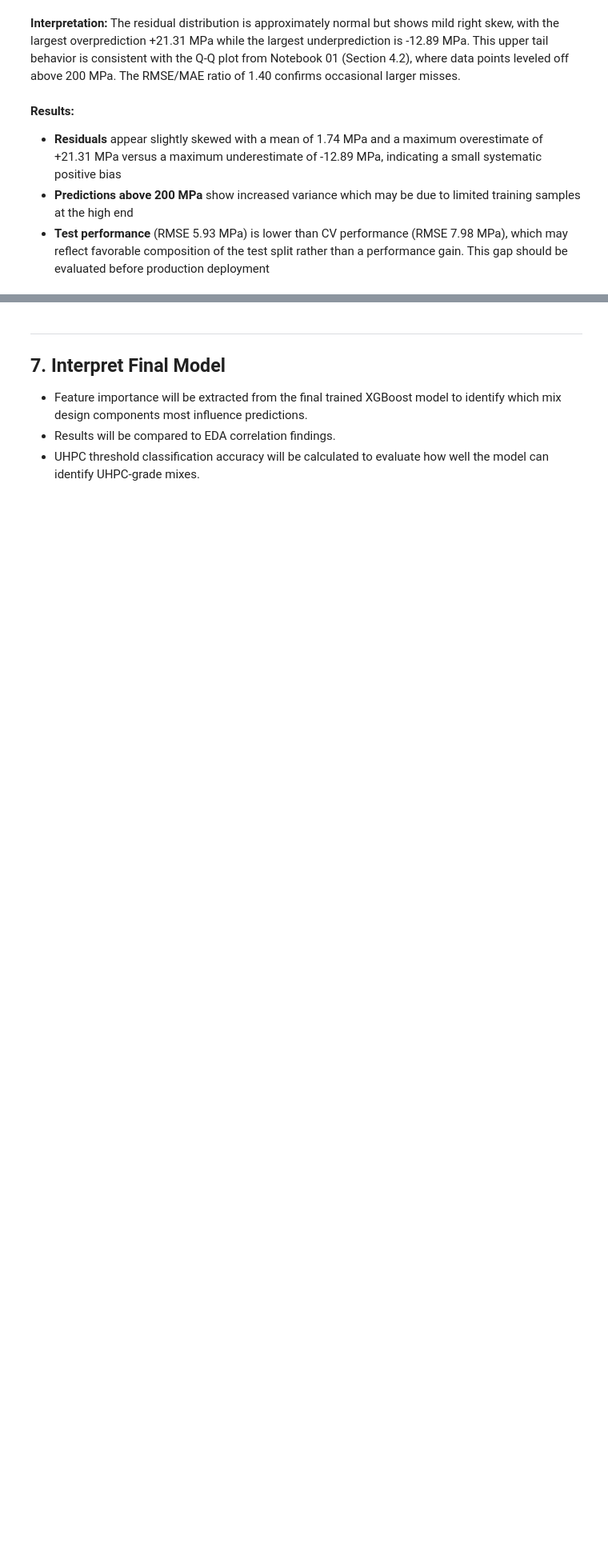
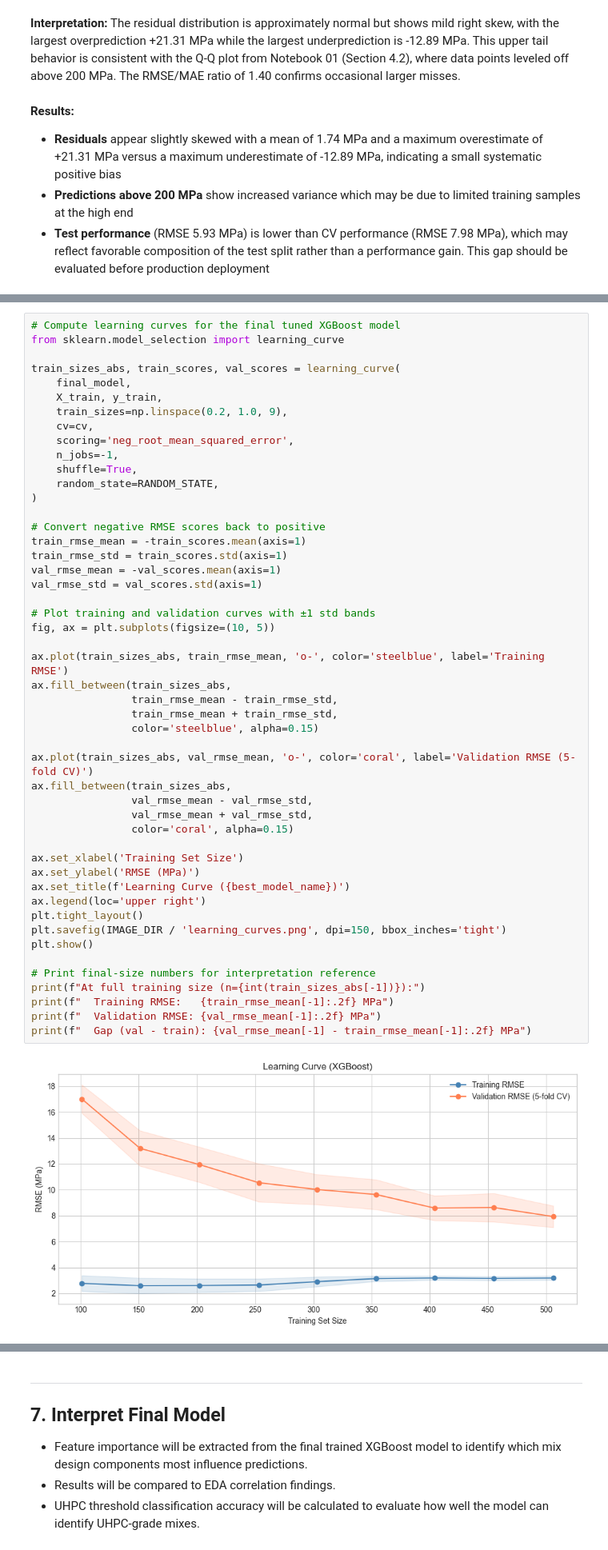
Before and after one commit to KRFlowers/uhpc-concrete-strength-prediction, a Jupyter notebook: notebooks/02_model_development.ipynb, the cells around one changed output, grey strips where cells are left out. Shown at 80% size. Saved outputs shown, nothing was run; the diff lists cells and outputs as text; blank space fills up the shorter version.

Commit message:
feat(notebook): add learning curve diagnostic to model development notebook

```diff
--- a/notebooks/02_model_development.ipynb
+++ b/notebooks/02_model_development.ipynb
@@ -910,0 +913,51 @@ Residual distribution statistics:
+# %%
+# Compute learning curves for the final tuned XGBoost model
+from sklearn.model_selection import learning_curve
+
+train_sizes_abs, train_scores, val_scores = learning_curve(
+    final_model,
+    X_train, y_train,
+    train_sizes=np.linspace(0.2, 1.0, 9),
+    cv=cv,
+    scoring='neg_root_mean_squared_error',
+    n_jobs=-1,
+    shuffle=True,
+    random_state=RANDOM_STATE,
+)
+
+# Convert negative RMSE scores back to positive
+train_rmse_mean = -train_scores.mean(axis=1)
+train_rmse_std = train_scores.std(axis=1)
+val_rmse_mean = -val_scores.mean(axis=1)
+val_rmse_std = val_scores.std(axis=1)
+
+# Plot training and validation curves with ±1 std bands
+fig, ax = plt.subplots(figsize=(10, 5))
+
+ax.plot(train_sizes_abs, train_rmse_mean, 'o-', color='steelblue', label='Training RMSE')
+ax.fill_between(train_sizes_abs,
+                train_rmse_mean - train_rmse_std,
+                train_rmse_mean + train_rmse_std,
+                color='steelblue', alpha=0.15)
+
+ax.plot(train_sizes_abs, val_rmse_mean, 'o-', color='coral', label='Validation RMSE (5-fold CV)')
+ax.fill_between(train_sizes_abs,
+                val_rmse_mean - val_rmse_std,
+                val_rmse_mean + val_rmse_std,
+                color='coral', alpha=0.15)
+
+ax.set_xlabel('Training Set Size')
+ax.set_ylabel('RMSE (MPa)')
+ax.set_title(f'Learning Curve ({best_model_name})')
+ax.legend(loc='upper right')
+plt.tight_layout()
+plt.savefig(IMAGE_DIR / 'learning_curves.png', dpi=150, bbox_inches='tight')
+plt.show()
+
+# Print final-size numbers for interpretation reference
+print(f"At full training size (n={int(train_sizes_abs[-1])}):")
+print(f"  Training RMSE:   {train_rmse_mean[-1]:.2f} MPa")
+print(f"  Validation RMSE: {val_rmse_mean[-1]:.2f} MPa")
+print(f"  Gap (val - train): {val_rmse_mean[-1] - train_rmse_mean[-1]:.2f} MPa")
+# %% [output]
+[figure, added]
```
Also changed, not shown: parts of 3 cells of this notebook, 1 other file.
